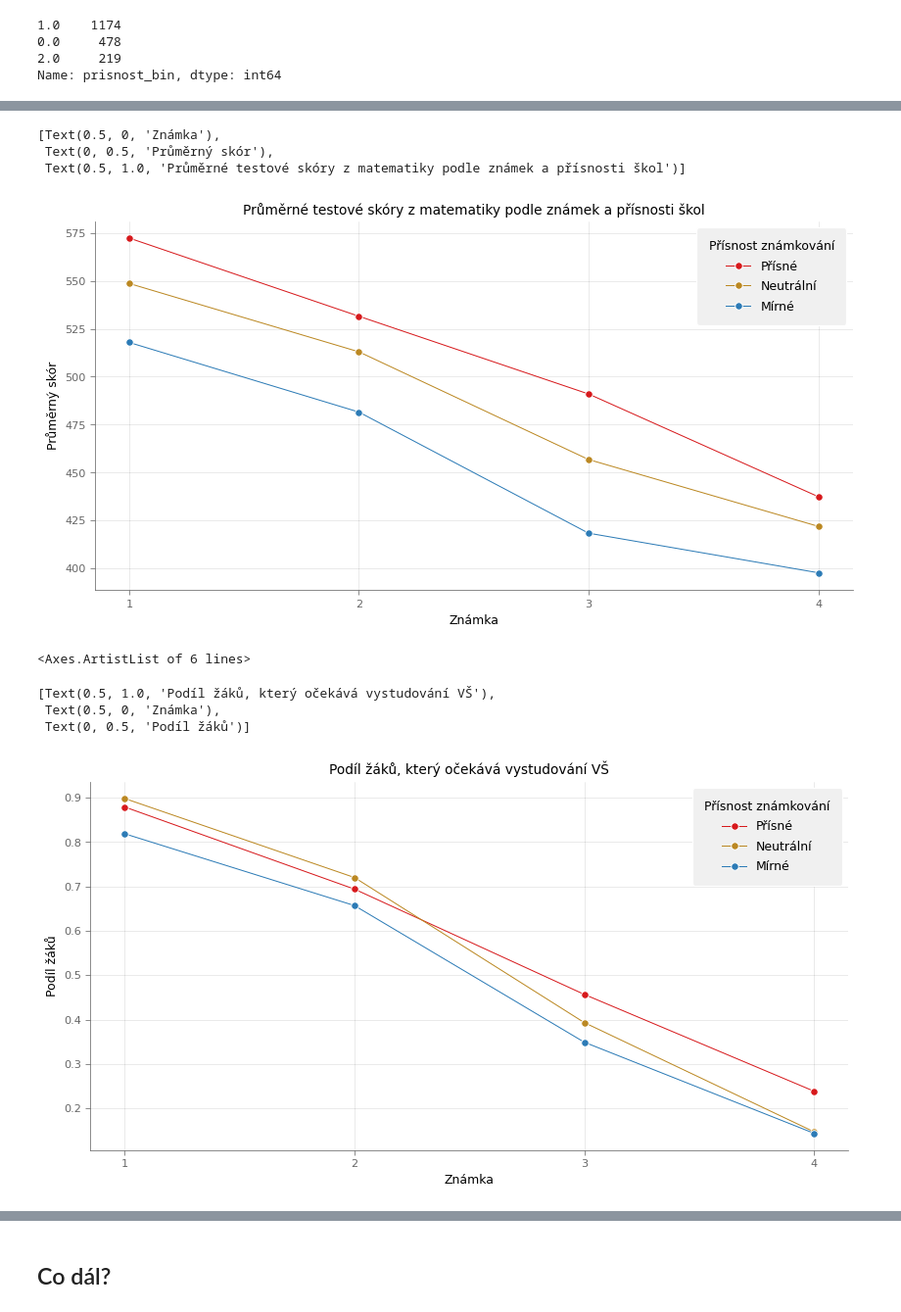
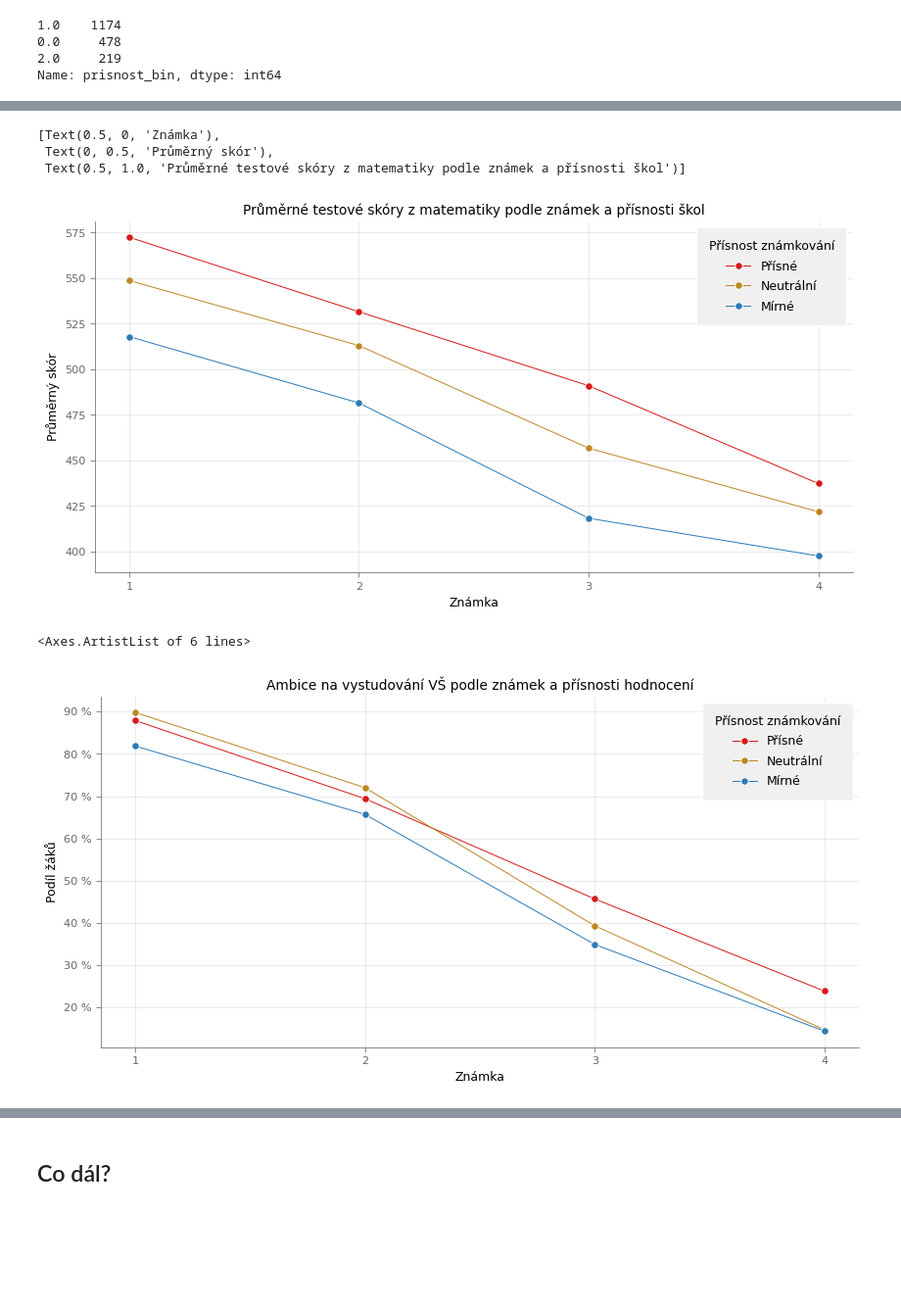
Before and after one commit to protivinsky/idea, a Jupyter notebook: 2022-04-28_prisnost-PISA-18-v7.ipynb, the cells around one changed output, grey strips where cells are left out. Shown at 98% size. Cells and saved outputs as stored; diff of their text form; code cells hidden in the pictures; blank space fills up the shorter version.

```diff
--- a/2022-04-28_prisnost-PISA-18-v7.ipynb
+++ b/2022-04-28_prisnost-PISA-18-v7.ipynb
@@ -133,3 +144,5 @@ df.head()
+# %%
+plt.rcParams['figure.subplot.top'] = 0.92
 # %%
 foo = df.groupby(['gr_matematika', 'girl'])['W_FSTUWT'].sum().reset_index()
 ax = sns.barplot(x='gr_matematika', y='W_FSTUWT', hue='girl', data=foo)
@@ -154,0 +215,13 @@ foo
+# %%
+er = stata.get_ereturn()
+coefs = er['e(b_mi)']
+std_errs = np.sqrt(np.diag(er['e(V_mi)']))
+dfr = er['e(df_r)']
+foo = pd.DataFrame({'coef': coefs[0], 'se': std_errs})
+
+foo['lc'] = foo['coef'] + scipy.stats.t.ppf(0.025, dfr) * foo['se']
+foo['uc'] = foo['coef'] + scipy.stats.t.ppf(0.975, dfr) * foo['se']
+foo['gr_matematika'] = foo.index // 2 + 1
+foo['girl'] = foo.index % 2
+foo['gr_matematika_dodged'] = foo['gr_matematika'] - 0.1 + 0.2 * foo['girl']
+foo
@@ -154,0 +240,12 @@ foo
+# %%
+cur_palette = sns.color_palette(n_colors=2)
+
+fig, ax = plt.subplots(figsize=(10, 3.6))
+sns.scatterplot(x='coef', y='gr_matematika_dodged', data=foo, hue='girl', palette=cur_palette, legend=False, s=60)
+for i in range(10):
+    plt.plot(foo.loc[i, ['lc', 'uc']], [foo.loc[i, 'gr_matematika_dodged'], foo.loc[i, 'gr_matematika_dodged']], color=cur_palette[i % 2], lw=1.5)
+ax.set(xlabel='Skór z matematiky', ylabel='Známka z matematiky', title='Výsledky PISA v matematice podle známek a pohlaví')
+
+plt.legend(ax.lines[1::-1], ['Dívky', 'Chlapci'])
+
+None
@@ -408,4 +521,4 @@ ax.set(xlabel='Známka', ylabel='Průměrný skór', title='Průměrné testové
 [Text(0.5, 0, 'Známka'),
  Text(0, 0.5, 'Průměrný skór'),
  Text(0.5, 1.0, 'Průměrné testové skóry z matematiky podle známek a přísnosti škol')]
-[figure, old version]
+[figure, new version]
@@ -414,11 +530,10 @@ ax.lines
 # %% [output]
 <Axes.ArtistList of 6 lines>
 # %%
-ax = sns.lineplot(x='gr_matematika', y='ST225Q06HA', data=foo, hue='prisnost_group', marker='o', palette=prisnost_pal, hue_order=prisnost_order)
+foo['ST225Q06HAx100'] = 100 * foo['ST225Q06HA']
+ax = sns.lineplot(x='gr_matematika', y='ST225Q06HAx100', data=foo, hue='prisnost_group', marker='o', palette=prisnost_pal, hue_order=prisnost_order)
 ax.legend(ax.lines[:3], ('Přísné', 'Neutrální', 'Mírné'), title='Přísnost známkování')
-ax.set(title='Podíl žáků, který očekává vystudování VŠ', xlabel='Známka', ylabel='Podíl žáků')
+ax.set(title='Ambice na vystudování VŠ podle známek a přísnosti hodnocení', xlabel='Známka', ylabel='Podíl žáků')
+ax.yaxis.set_major_formatter(mpl.ticker.PercentFormatter(decimals=0, symbol=' %'))
 # %% [output]
-[Text(0.5, 1.0, 'Podíl žáků, který očekává vystudování VŠ'),
- Text(0.5, 0, 'Známka'),
- Text(0, 0.5, 'Podíl žáků')]
-[figure, old version]
+[figure, new version]
```
Also changed, not shown: parts of 137 cells of this notebook.
